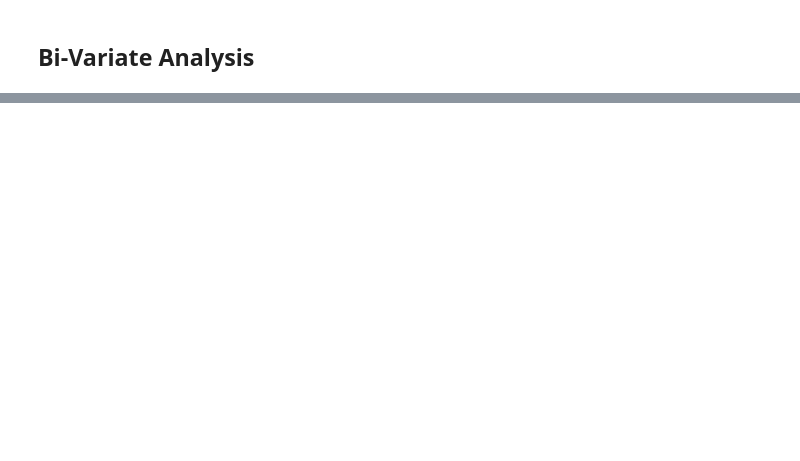
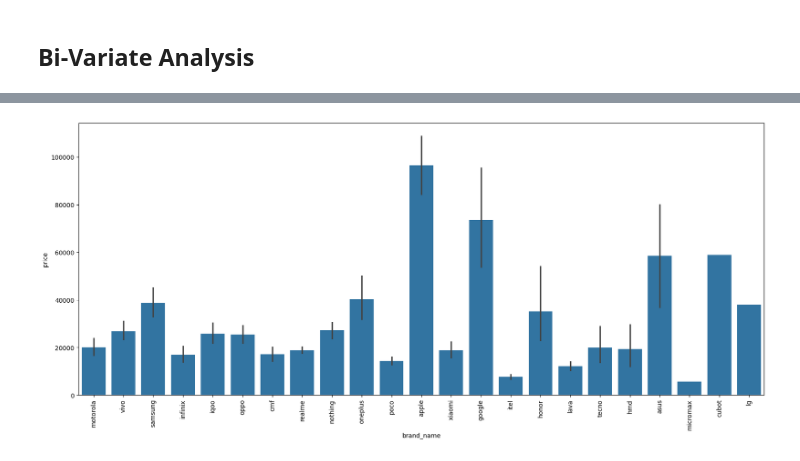
Before and after one commit to Apurba1903/phone_data_ws, a Jupyter notebook: smartprix_data_eda.ipynb, the cells around one changed output, grey strips where cells are left out. Saved outputs shown, nothing was run; the diff lists cells and outputs as text; code cells hidden in the pictures; blank space fills up the shorter version.

```diff
--- a/smartprix_data_eda.ipynb
+++ b/smartprix_data_eda.ipynb
@@ -180,6 +186,7 @@ df['processor_brand'] = df['processor_brand'].str.strip().str.replace('google',
 df['processor_brand'] = df['processor_brand'].str.strip().str.replace('spreadtrum', 'unisoc')
 df['processor_brand'] = df['processor_brand'].str.strip().str.replace('qualcomm', 'snapdragon')
 df['processor_brand'] = df['processor_brand'].str.strip().str.replace('dimensityy', 'dimensity')
+df['processor_brand'] = df['processor_brand'].str.strip().str.replace('apple', 'bionic')
 # %%
 df['processor_brand'].value_counts().plot(kind='pie', autopct='%0.2f%%')
 # %% [output]
@@ -268,0 +276,7 @@ Index(['brand_name', 'model', 'price', 'rating', '5G', 'nfc', 'ir_blaster',
+# %%
+plt.figure(figsize=(20,8))
+sns.barplot(data=df, x='brand_name', y='price')
+plt.xticks(rotation = 'vertical')
+plt.show()
+# %% [output]
+[figure, added]
```
Also changed, not shown: parts of 36 cells of this notebook.
